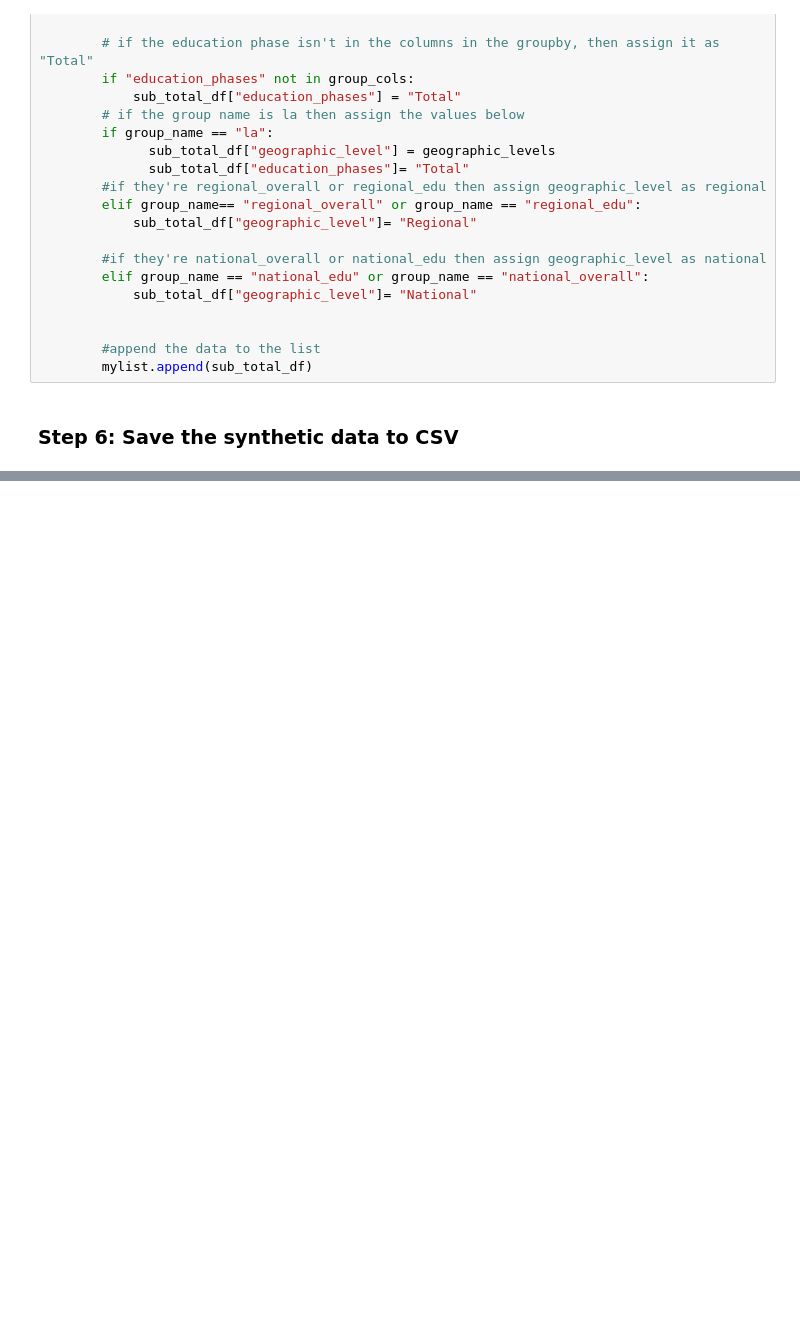
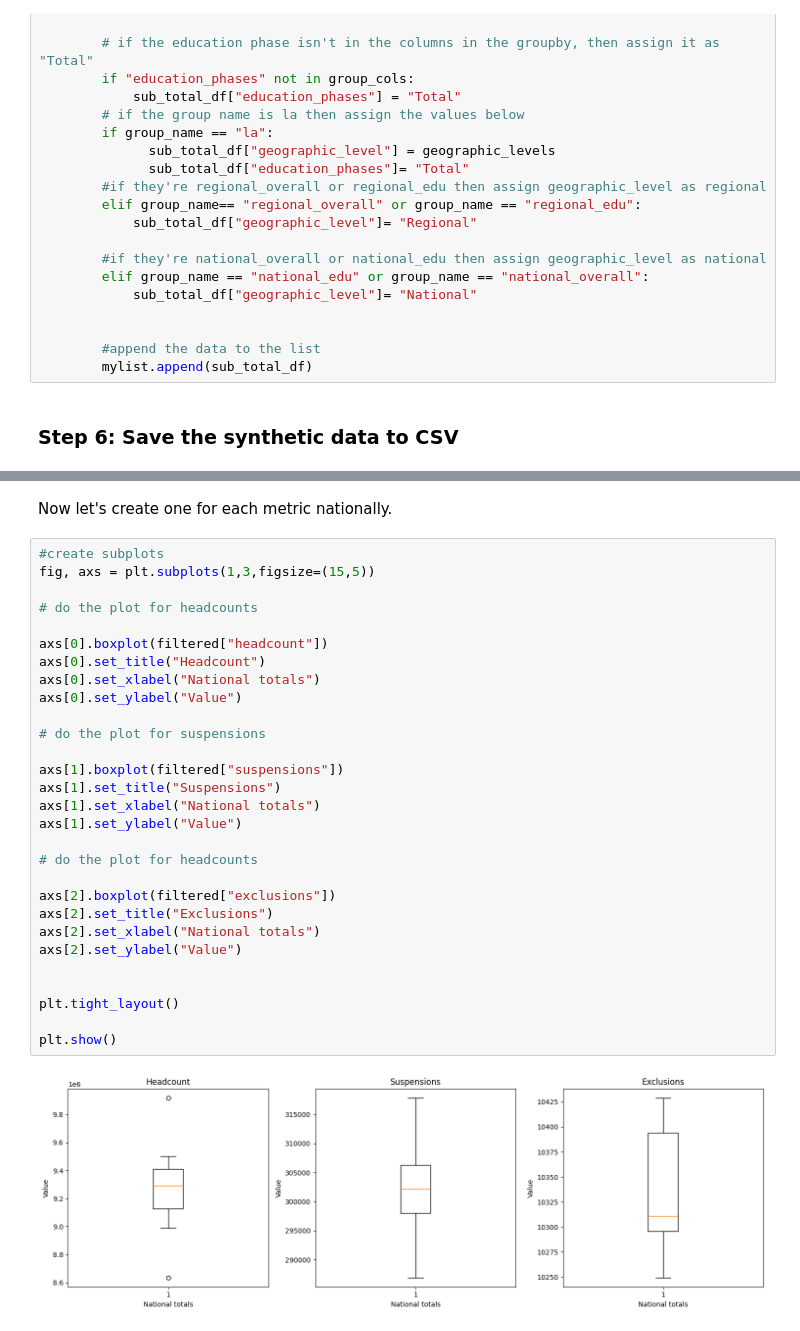
Before and after one commit to mzayeddfe/l6-ifcs-sum1-synthetic-data, a Jupyter notebook: susp_exc_data_analysis.ipynb, the cells around one changed output, grey strips where cells are left out. Cells and saved outputs as stored; diff of their text form; blank space fills up the shorter version.

```diff
--- a/susp_exc_data_analysis.ipynb
+++ b/susp_exc_data_analysis.ipynb
@@ -457,0 +588,33 @@ df.to_csv("example.csv", index = False)
+# %% [markdown]
+Now let's create one for each metric nationally.
+# %%
+#create subplots
+fig, axs = plt.subplots(1,3,figsize=(15,5))
+
+# do the plot for headcounts
+
+axs[0].boxplot(filtered["headcount"])
+axs[0].set_title("Headcount")
+axs[0].set_xlabel("National totals")
+axs[0].set_ylabel("Value")
+
+# do the plot for suspensions
+
+axs[1].boxplot(filtered["suspensions"])
+axs[1].set_title("Suspensions")
+axs[1].set_xlabel("National totals")
+axs[1].set_ylabel("Value")
+
+# do the plot for headcounts
+
+axs[2].boxplot(filtered["exclusions"])
+axs[2].set_title("Exclusions")
+axs[2].set_xlabel("National totals")
+axs[2].set_ylabel("Value")
+
+
+plt.tight_layout()
+
+plt.show()
+# %% [output]
+[figure, added]
```
Also changed, not shown: parts of 20 cells of this notebook, 2 other files.
